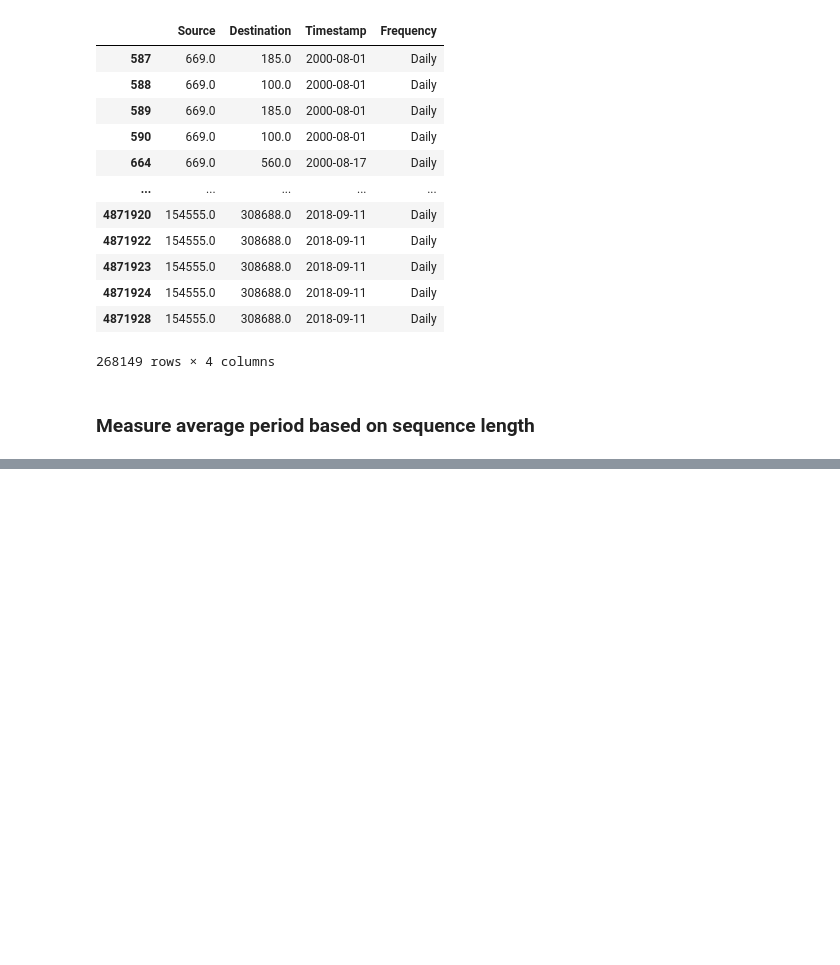
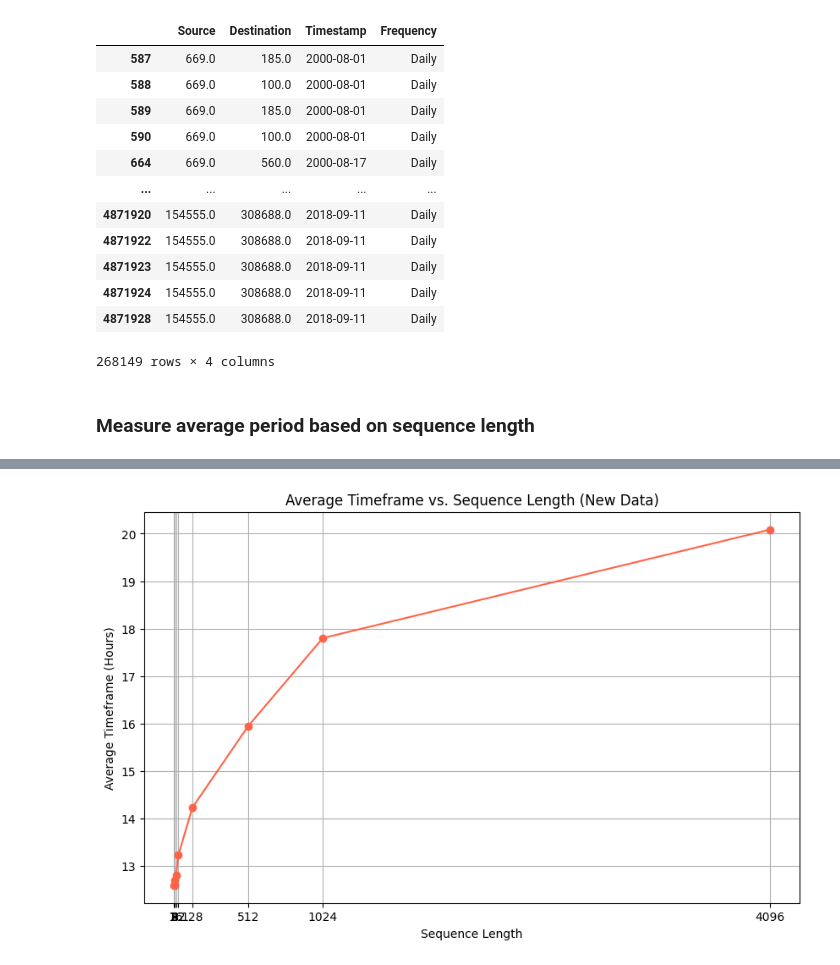
Before and after one commit to rickconci/TGL_recurrent, a Jupyter notebook: TGBL_Comment_Dataset_Recurrency_Metric.ipynb, the cells around one changed output, grey strips where cells are left out. Saved outputs shown, nothing was run; the diff lists cells and outputs as text; code cells hidden in the pictures; blank space fills up the shorter version.

Commit message:
Updated code for computing average period based on sequence length added

```diff
--- a/TGBL_Comment_Dataset_Recurrency_Metric.ipynb
+++ b/TGBL_Comment_Dataset_Recurrency_Metric.ipynb
@@ -158,0 +183,28 @@ for seq_length in seq_lengths:
+# %%
+import matplotlib.pyplot as plt
+
+seq_lengths = [2, 4, 8, 16, 32, 128, 512, 1024, 4096]
+timeframes_new = [
+    0 * 24 + 12 + 36 / 60,
+    0 * 24 + 12 + 36 / 60,
+    0 * 24 + 12 + 42 / 60,
+    0 * 24 + 12 + 49 / 60,
+    0 * 24 + 13 + 14 / 60,
+    0 * 24 + 14 + 14 / 60,
+    0 * 24 + 15 + 57 / 60,
+    0 * 24 + 17 + 48 / 60,
+    0 * 24 + 20 + 5 / 60
+]
+
+total_hours_new = [timeframe for timeframe in timeframes_new]
+
+plt.figure(figsize=(10, 6))
+plt.plot(seq_lengths, total_hours_new, marker='o', linestyle='-', color='tomato')
+plt.title('Average Timeframe vs. Sequence Length (New Data)')
+plt.xlabel('Sequence Length')
+plt.ylabel('Average Timeframe (Hours)')
+plt.xticks(seq_lengths, seq_lengths)
+plt.grid(True)
+plt.show()
+# %% [output]
+[figure, added]
```
Also changed, not shown: parts of 5 cells of this notebook, 1 other file.
